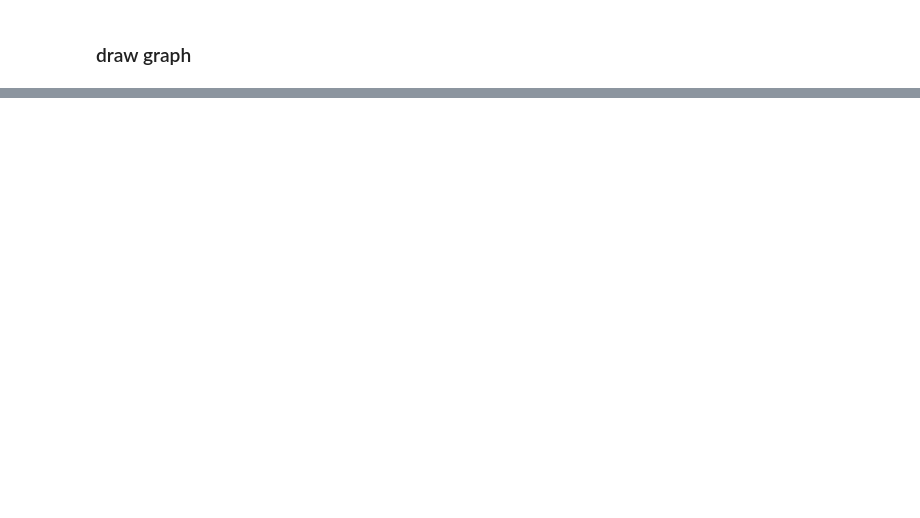
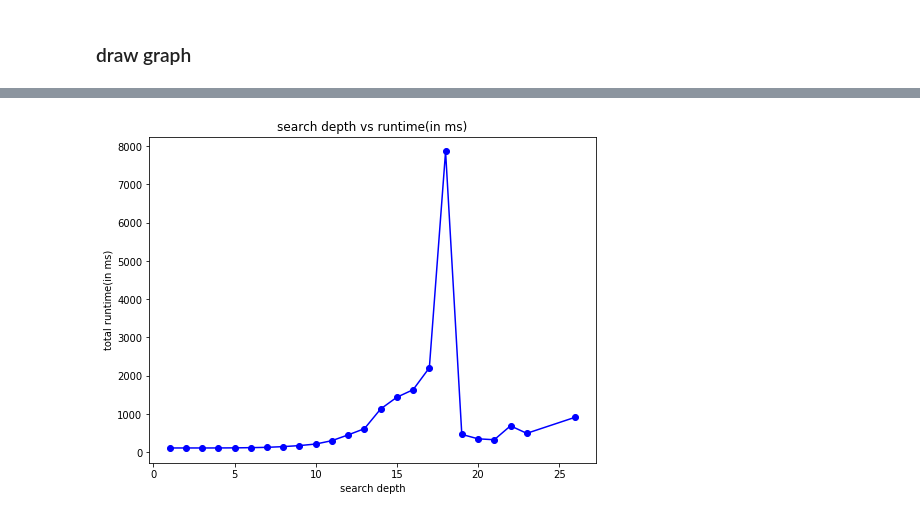
Before and after one commit to yangxvlin/Board-Game-Chexer-AI, a Jupyter notebook: project1/report.ipynb, the cells around one changed output, grey strips where cells are left out. Saved outputs shown, nothing was run; the diff lists cells and outputs as text; code cells hidden in the pictures; blank space fills up the shorter version.

```diff
--- a/project1/report.ipynb
+++ b/project1/report.ipynb
@@ -41,0 +148,22 @@ summary_clean[summary_clean["runtime(in ms)"] >= 30 * 1000]
+# %%
+grouped = summary.groupby('depth of search tree')
+d_runtime = []
+d_preprocess_time = []
+d_execution_time = []
+depth = []
+for i, group in grouped:
+    depth.append(i)
+    d_runtime.append(group['runtime(in ms)'].mean())
+    d_preprocess_time.append(group['preprocess time(in ms)'].mean())
+    d_execution_time.append(d_runtime[len(d_runtime) - 1] - d_preprocess_time[len(d_preprocess_time) - 1])
+
+
+plt.figure(figsize = [8, 6])
+
+plt.plot(depth, d_runtime, "bo-")
+plt.title("search depth vs runtime(in ms)")
+plt.xlabel("search depth")
+plt.ylabel("total runtime(in ms)")
+plt.show()
+# %% [output]
+[figure, added]
```
Also changed, not shown: parts of 10 cells of this notebook.
